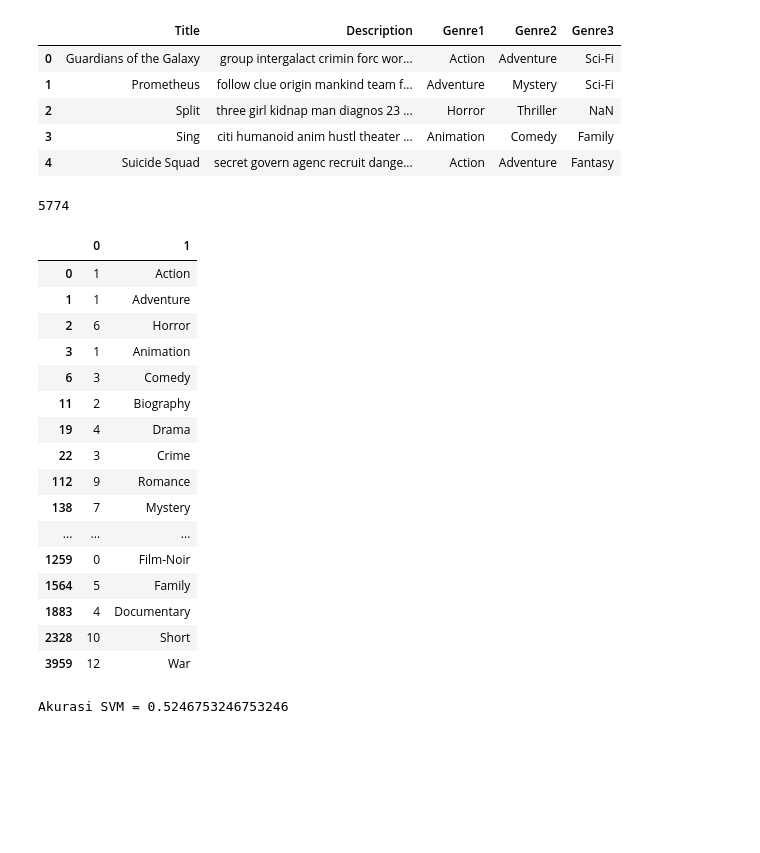
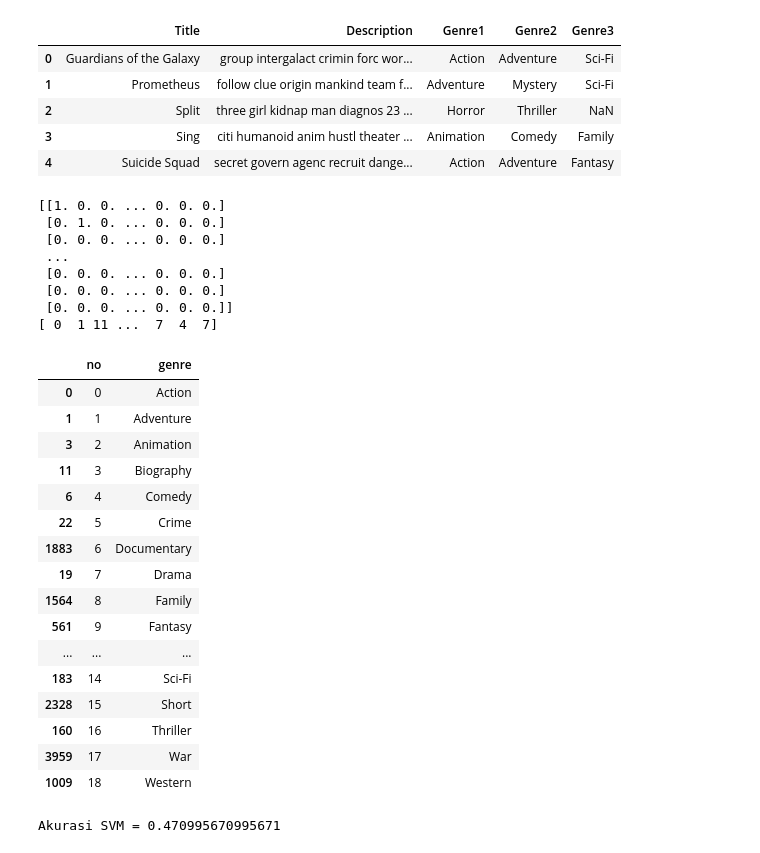
Before and after one commit to kemalhiero/tb_apm, a Jupyter notebook: app.ipynb, the cells around one changed output. Saved outputs shown, nothing was run; the diff lists cells and outputs as text; code cells hidden in the pictures; blank space fills up the shorter version.

Commit message:
tampil genre

```diff
--- a/app.ipynb
+++ b/app.ipynb
@@ -253,53 +253,65 @@ df.head()
 # %%
 import numpy as np
 from sklearn.feature_extraction.text import TfidfVectorizer
-from sklearn.preprocessing import MultiLabelBinarizer
+# from sklearn.preprocessing import MultiLabelBinarizer
+from sklearn.preprocessing import OneHotEncoder
 
-tfidf = TfidfVectorizer(stop_words='english')
+# transform data
+tfidf = TfidfVectorizer(stop_words=None)
 X = tfidf.fit_transform(df['Description'])
 
-# Multilabel
-mlb = MultiLabelBinarizer()
-genre_labels = mlb.fit_transform(df['Genre1'])
-# y = genre_labels
+genre = df['Genre1'].values.reshape(-1, 1)
 
-# genre_df = pd.DataFrame(genre_labels, columns=mlb.classes_)
-# data = pd.concat([df, genre_df], axis=1)
-y = np.argmax(genre_labels, axis=1)
-# data.head()
+# one-hot encoding
+encoder = OneHotEncoder()
+genre = encoder.fit_transform(genre)
+
+y = genre.toarray()
+print(y)
+y = np.argmax(y, axis=1)
+print(y)
 
 # print(X)
-print(len(y))
+# print(o)
 # %% [output]
-5774
+[[1. 0. 0. ... 0. 0. 0.]
+ [0. 1. 0. ... 0. 0. 0.]
+ [0. 0. 0. ... 0. 0. 0.]
+ ...
+ [0. 0. 0. ... 0. 0. 0.]
+ [0. 0. 0. ... 0. 0. 0.]
+ [0. 0. 0. ... 0. 0. 0.]]
+[ 0  1 11 ...  7  4  7]
 # %%
 data_genre = df['Genre1'].values
 
 s1 = pd.Series(y)
 s2 = pd.Series(data_genre)
 
 
 genre = pd.concat([s1, s2], axis=1)
 genre = genre.drop_duplicates(subset=[1])
-genre.head(25)
+genre = genre.rename(columns={0: 'no', 1: 'genre'})
+genre = genre.sort_values('no')
+genre
 # %% [output]
-|  | 0 | 1 |
-| 0 | 1 | Action |
+|  | no | genre |
+| 0 | 0 | Action |
 | 1 | 1 | Adventure |
-| 2 | 6 | Horror |
-| 3 | 1 | Animation |
-| 6 | 3 | Comedy |
-| 11 | 2 | Biography |
-| 19 | 4 | Drama |
-| 22 | 3 | Crime |
-| 112 | 9 | Romance |
-| 138 | 7 | Mystery |
+| 3 | 2 | Animation |
+| 11 | 3 | Biography |
+| 6 | 4 | Comedy |
+| 22 | 5 | Crime |
+| 1883 | 6 | Documentary |
+| 19 | 7 | Drama |
+| 1564 | 8 | Family |
+| 561 | 9 | Fantasy |
 | ... | ... | ... |
-| 1259 | 0 | Film-Noir |
-| 1564 | 5 | Family |
-| 1883 | 4 | Documentary |
-| 2328 | 10 | Short |
-| 3959 | 12 | War |
+| 183 | 14 | Sci-Fi |
+| 2328 | 15 | Short |
+| 160 | 16 | Thriller |
+| 3959 | 17 | War |
+| 1009 | 18 | Western |
 # %%
 from sklearn.model_selection import train_test_split
 
@@ -312,7 +324,7 @@ from sklearn.metrics import accuracy_score
 from sklearn.svm import SVC
 
 # Train model
-svm = SVC()
+svm = SVC(kernel='linear')
 svm.fit(X_train, y_train)
 
 # Predict on test set
@@ -321,7 +333,7 @@ y_pred = svm.predict(X_test)
 # Evaluate model performance
 print('Akurasi SVM =', accuracy_score(y_test, y_pred))
 # %% [output]
-Akurasi SVM = 0.5246753246753246
+Akurasi SVM = 0.470995670995671
 # %%
 # Model Decision Tress
 
```
Also changed, not shown: parts of 5 cells of this notebook, 8 other files.
